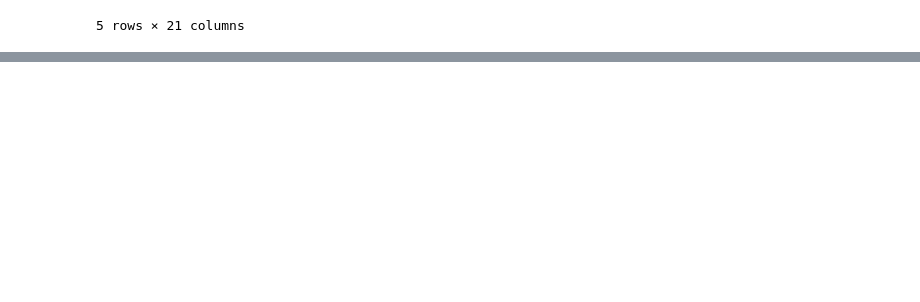
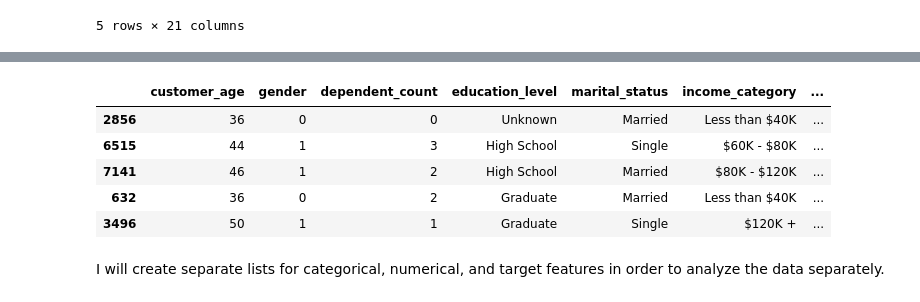
Before and after one commit to allmeidaapedro/Churn-Prediction-Credit-Card, a Jupyter notebook: notebooks/1. EDA.ipynb, the cells around one changed output, grey strips where cells are left out. Saved outputs shown, nothing was run; the diff lists cells and outputs as text; code cells hidden in the pictures; blank space fills up the shorter version.

```diff
--- a/notebooks/1. EDA.ipynb
+++ b/notebooks/1. EDA.ipynb
@@ -89,0 +206,7 @@ df.head()
+# %%
+df.columns = [x.lower() for x in df.columns]
+# %%
+df['gender'] = df['gender'].map({'M': 1, 'F': 0})
+df['attrition_flag'] = df['attrition_flag'].map({'Attrited Customer': 1, 'Existing Customer': 0})
+# %%
+df.rename(columns={'attrition_flag': 'churn_flag'}, inplace=True)
@@ -89,0 +219,5 @@ df.head()
+# %%
+X = df.drop(columns=['churn_flag'])
+y = df['churn_flag'].copy()
+
+X_train, X_test, y_train, y_test = train_test_split(X, y, test_size=0.2, stratify=y, random_state=42)
@@ -89,0 +258,12 @@ df.head()
+# %%
+train = pd.concat([X_train, y_train], axis=1)
+train.head()
+# %% [output]
+|  | customer_age | gender | dependent_count | education_level | marital_status | income_category | ... |
+| 2856 | 36 | 0 | 0 | Unknown | Married | Less than $40K | ... |
+| 6515 | 44 | 1 | 3 | High School | Single | $60K - $80K | ... |
+| 7141 | 46 | 1 | 2 | High School | Married | $80K - $120K | ... |
+| 632 | 36 | 0 | 2 | Graduate | Married | Less than $40K | ... |
+| 3496 | 50 | 1 | 1 | Graduate | Single | $120K + | ... |
+# %% [markdown]
+I will create separate lists for categorical, numerical, and target features in order to analyze the data separately.
```
Also changed, not shown: parts of 22 cells of this notebook.
